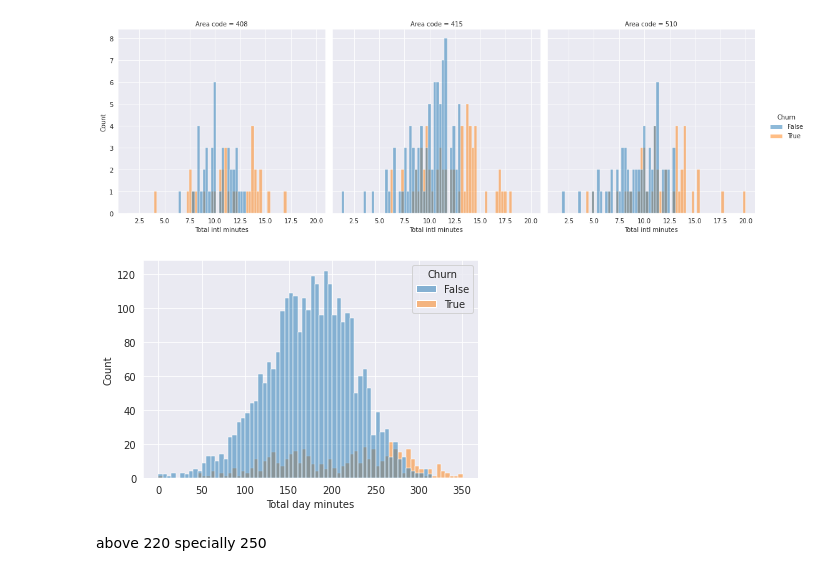
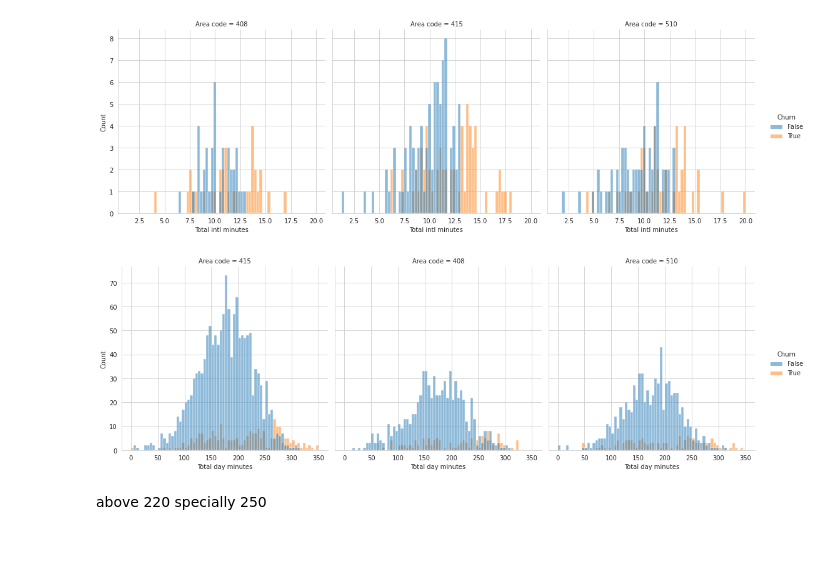
Before and after one commit to Gaurav2912/Telecom-Churn-Analysis---Capstone-Project, a Jupyter notebook: Telecom_Churn_Analysis_Capstone_Project.ipynb, the cells around one changed output. Cells and saved outputs as stored; diff of their text form; code cells hidden in the pictures; blank space fills up the shorter version.

```diff
--- a/Telecom_Churn_Analysis_Capstone_Project.ipynb
+++ b/Telecom_Churn_Analysis_Capstone_Project.ipynb
@@ -523,0 +601,7 @@ day plans are not good, or day servicing is not good.
+# %%
+sns.set_style("whitegrid")
+fig, axes = plt.subplots(nrows= 1, ncols= 2, figsize= (15,8))
+sns.boxplot(data= df, y= 'Total intl minutes', x= 'International plan', hue= 'Churn', ax= axes[0])
+sns.countplot(data= df, x= 'International plan', hue= 'Churn', ax= axes[1])
+ax2 = fig.add_axes([0.75,0.4,0.1,0.3])
+ax2.bar(churn_rate_intl_plan.index, churn_rate_intl_plan.values, color = '#ff9999' );
@@ -523,0 +612,4 @@ day plans are not good, or day servicing is not good.
+# %%
+df['Tenure intl minutes'] = pd.cut(df['Total intl minutes'],
+                             bins= [0.0, 4.0, 8.0, 12.0, 16.0, np.inf],
+                             labels= ['0-4 Mins', '4-8 Mins', '8-12 Mins','12-16 Mins', 'Over 16 Mins'])
@@ -549,0 +663,5 @@ sns.boxplot(data= df, y= 'Total intl minutes', x= 'International plan', hue= 'Ch
+# %%
+sns.set_style("whitegrid")
+fig, axes = plt.subplots(nrows= 1, ncols= 2, figsize= (10,6))
+sns.countplot(data= df, x= 'Voice mail plan', hue= 'Churn', ax= axes[0])
+sns.barplot(x= churn_rate_vmail_plan.index, y= churn_rate_vmail_plan.values, color = '#ff9999' , ax= axes[1], order= ['Yes', 'No']);
@@ -660,9 +747,9 @@ sns.displot(data=df[df['International plan']== "Yes"],x='Total intl minutes',bin
 # %% [output]
 [figure]
 # %%
-sns.histplot(data=df, x='Total day minutes',bins=70, hue= 'Churn');
+sns.displot(data=df,x='Total day minutes',bins=70,hue='Churn',col='Area code');
 # %% [output]
-[figure, old version]
+[figure, new version]
 # %% [markdown]
 above 220
 specially 250
```
Also changed, not shown: parts of 67 cells of this notebook.
